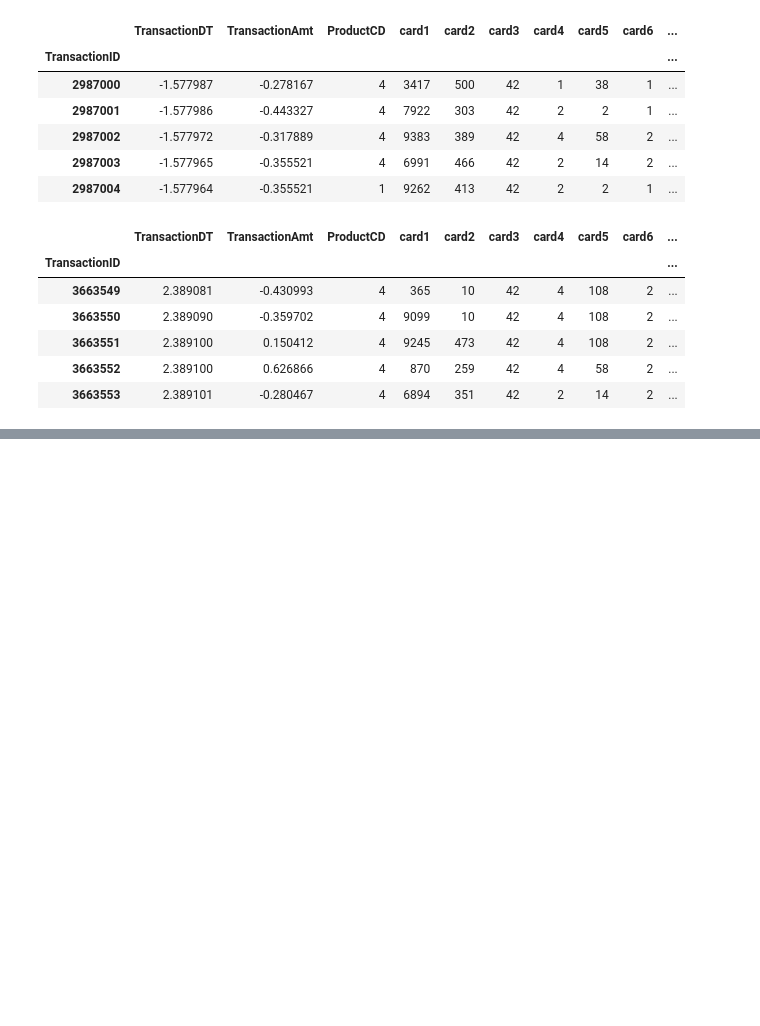
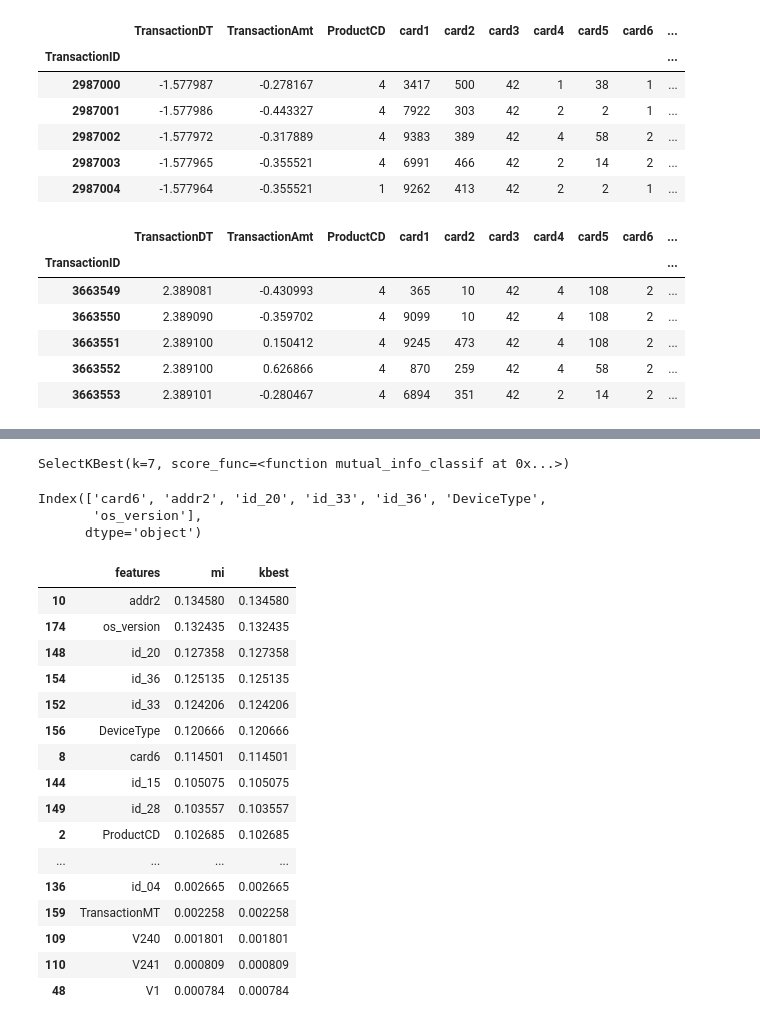
Before and after one commit to tugusav/fraud-detection-system-ann, a Jupyter notebook: Advanced Feature Engineering FDS.ipynb, the cells around one changed output, grey strips where cells are left out. Drawn from its saved outputs; the diff is of its cells as text; code cells hidden in the pictures; blank space fills up the shorter version.

```diff
--- a/Advanced Feature Engineering FDS.ipynb
+++ b/Advanced Feature Engineering FDS.ipynb
@@ -333,0 +351,8 @@ test_data.to_pickle('test_knn_scaled.pkl')
+# %%
+X_train = train_data.drop(['isFraud'], axis=1)
+y_train = train_data['isFraud']
+
+X_test = test_data
+# %%
+mi = mutual_info_classif(X_train, y_train, random_state=42)
+pd.DataFrame({'features': X_train.columns, 'mi': mi}).sort_values('mi', ascending=False)
@@ -333,0 +377,33 @@ test_data.to_pickle('test_knn_scaled.pkl')
+# %%
+np.random.seed(42)
+kbest = SelectKBest(score_func=mutual_info_classif, k = 7)
+# %%
+kbest.fit(X_train, y_train)
+# %% [output]
+SelectKBest(k=7, score_func=<function mutual_info_classif at 0x...>)
+# %%
+X_train.columns[kbest.get_support()]
+# %% [output]
+Index(['card6', 'addr2', 'id_20', 'id_33', 'id_36', 'DeviceType',
+       'os_version'],
+      dtype='object')
+# %%
+pd.DataFrame({'features': X_train.columns, 'mi': mi, 'kbest':kbest.scores_}).sort_values('mi', ascending=False)
+# %% [output]
+|  | features | mi | kbest |
+| 10 | addr2 | 0.134580 | 0.134580 |
+| 174 | os_version | 0.132435 | 0.132435 |
+| 148 | id_20 | 0.127358 | 0.127358 |
+| 154 | id_36 | 0.125135 | 0.125135 |
+| 152 | id_33 | 0.124206 | 0.124206 |
+| 156 | DeviceType | 0.120666 | 0.120666 |
+| 8 | card6 | 0.114501 | 0.114501 |
+| 144 | id_15 | 0.105075 | 0.105075 |
+| 149 | id_28 | 0.103557 | 0.103557 |
+| 2 | ProductCD | 0.102685 | 0.102685 |
+| ... | ... | ... | ... |
+| 136 | id_04 | 0.002665 | 0.002665 |
+| 159 | TransactionMT | 0.002258 | 0.002258 |
+| 109 | V240 | 0.001801 | 0.001801 |
+| 110 | V241 | 0.000809 | 0.000809 |
+| 48 | V1 | 0.000784 | 0.000784 |
```
Also changed, not shown: parts of 6 cells of this notebook, 6 other files.
